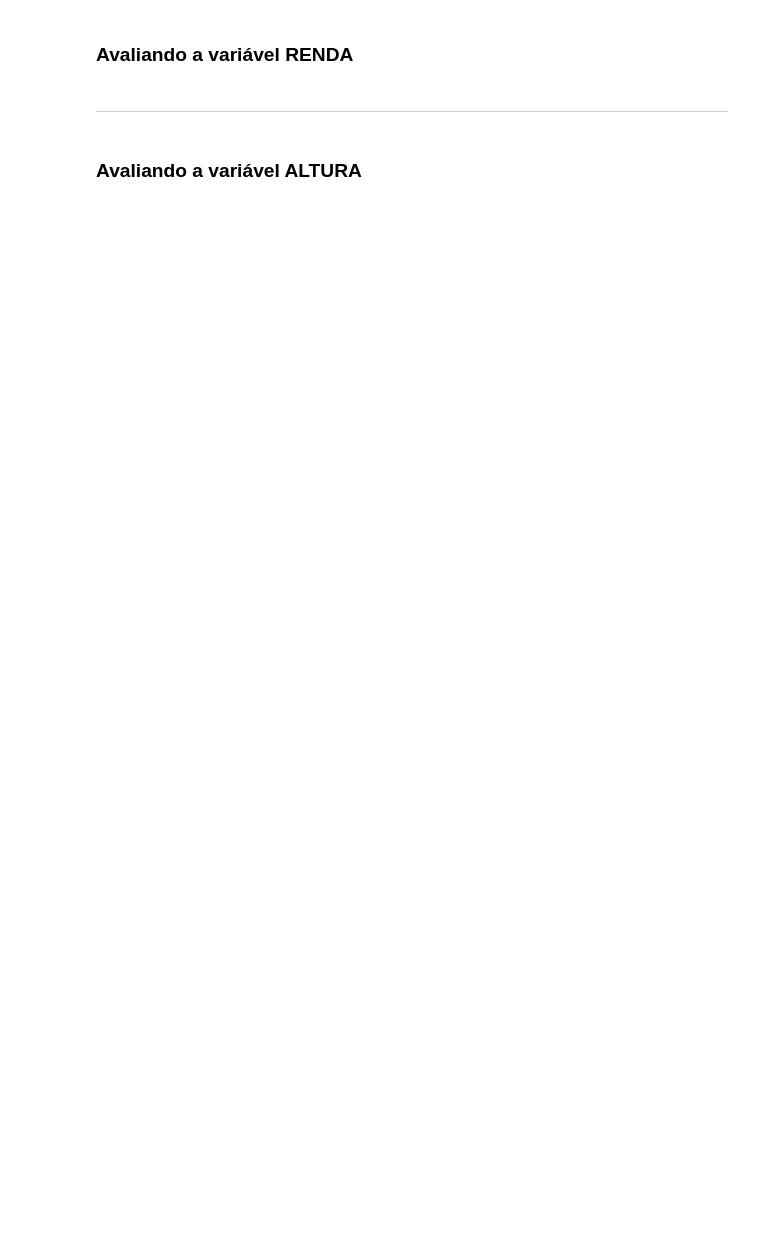
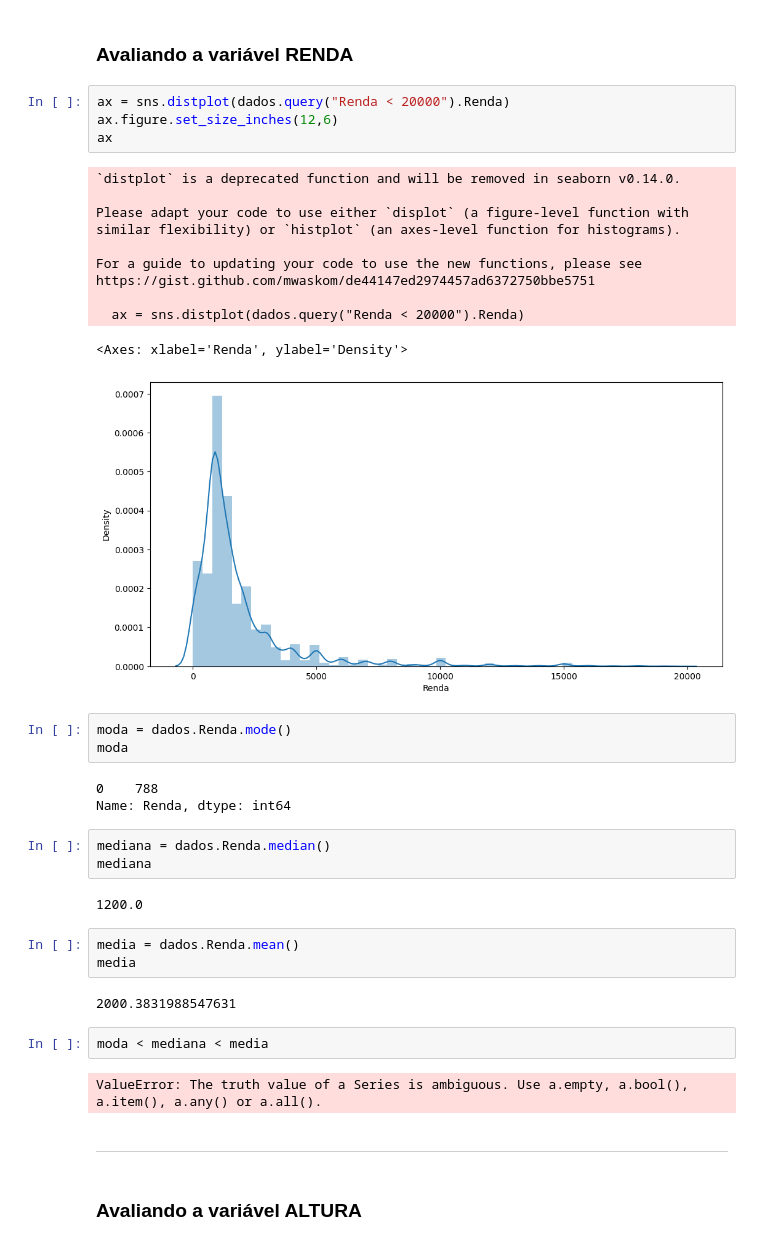
Before and after one commit to willsantos86/Projeto_Pandas, a Jupyter notebook: Estatistica com python/Curso_de_Estatística_Parte_1.ipynb, the cells around one changed output. Saved outputs shown, nothing was run; the diff lists cells and outputs as text; blank space fills up the shorter version.

```diff
--- a/Estatistica com python/Curso_de_Estatística_Parte_1.ipynb
+++ b/Estatistica com python/Curso_de_Estatística_Parte_1.ipynb
@@ -654,6 +771,42 @@ Pode-se definir a moda como sendo o valor mais frequente de um conjunto de dados
 <img src='https://caelum-online-public.s3.amazonaws.com/1177-estatistica-parte1/01/img004.png' width='80%'>
 # %% [markdown]
 ### Avaliando a variável RENDA
+# %%
+ax = sns.distplot(dados.query("Renda < 20000").Renda)
+ax.figure.set_size_inches(12,6)
+ax
+# %% [output]
+`distplot` is a deprecated function and will be removed in seaborn v0.14.0.
+
+Please adapt your code to use either `displot` (a figure-level function with
+similar flexibility) or `histplot` (an axes-level function for histograms).
+
+For a guide to updating your code to use the new functions, please see
+https://gist.github.com/mwaskom/de44147ed2974457ad6372750bbe5751
+
+  ax = sns.distplot(dados.query("Renda < 20000").Renda)
+<Axes: xlabel='Renda', ylabel='Density'>
+[figure, added]
+# %%
+moda = dados.Renda.mode()
+moda
+# %% [output]
+0    788
+Name: Renda, dtype: int64
+# %%
+mediana = dados.Renda.median()
+mediana
+# %% [output]
+1200.0
+# %%
+media = dados.Renda.mean()
+media
+# %% [output]
+2000.3831988547631
+# %%
+moda < mediana < media
+# %% [output]
+ValueError: The truth value of a Series is ambiguous. Use a.empty, a.bool(), a.item(), a.any() or a.all().
 # %% [markdown]
 ***
 # %% [markdown]
```
Also changed, not shown: parts of 55 cells of this notebook.
